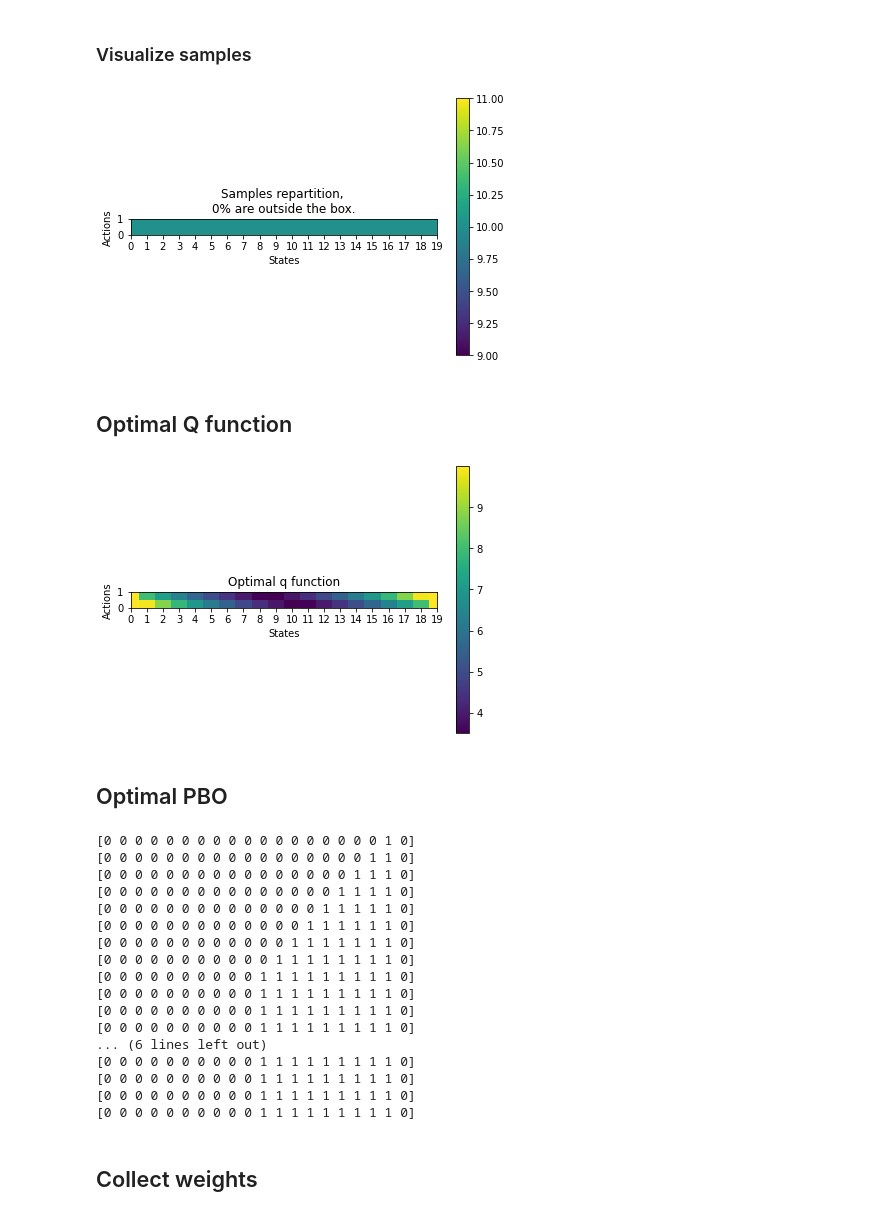
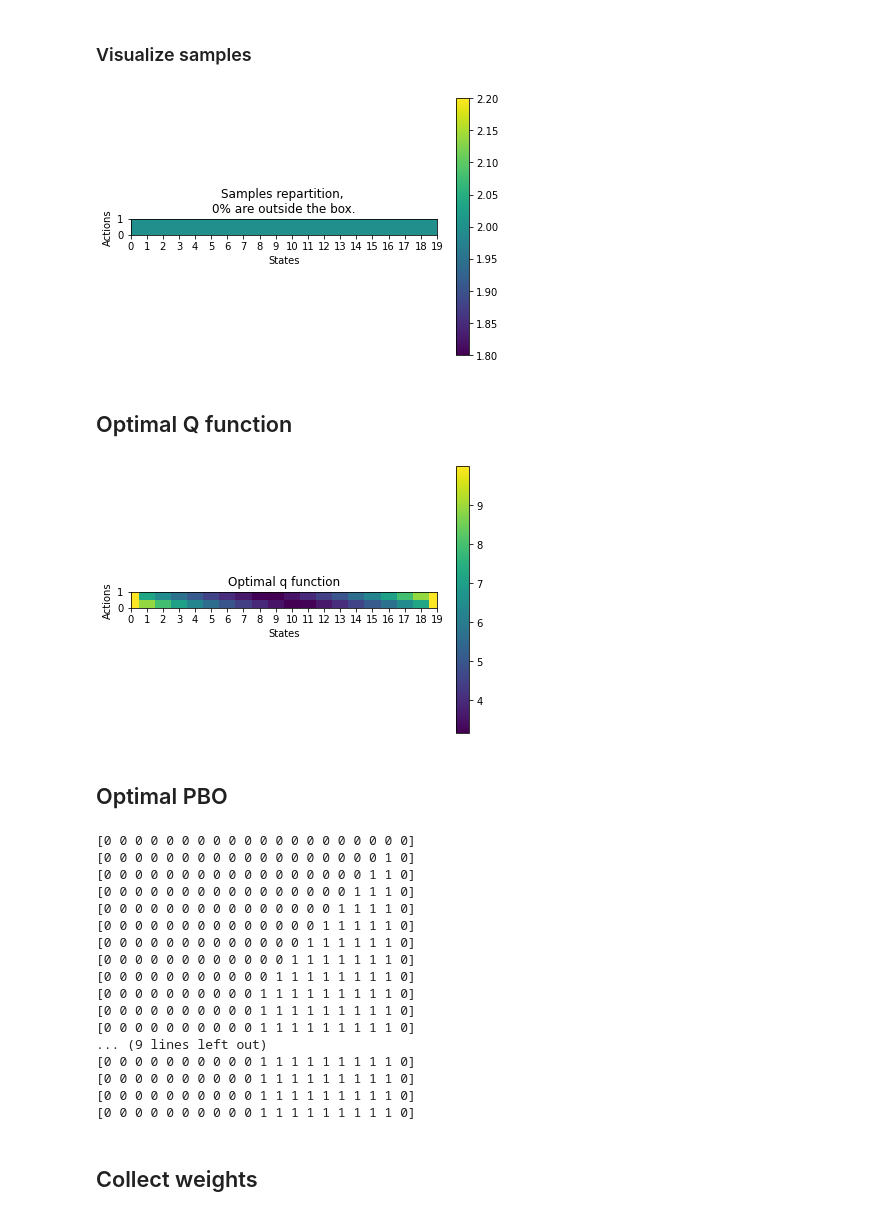
Before and after one commit to theovincent/PBO, a Jupyter notebook: figure_specific/chain_walk/PBO_max_linear.ipynb, the cells around one changed output. Saved outputs shown, nothing was run; the diff lists cells and outputs as text; code cells hidden in the pictures.

```diff
--- a/figure_specific/chain_walk/PBO_max_linear.ipynb
+++ b/figure_specific/chain_walk/PBO_max_linear.ipynb
@@ -8,10 +8,11 @@
 
 
 import jax
+import jax.numpy as jnp
 
 
 # keys
-seed = 1
+seed = 5
 key = jax.random.PRNGKey(seed)
 env_key, key = jax.random.split(key)
 shuffle_key, q_network_key, random_weights_key, pbo_network_key = jax.random.split(key, 4)
@@ -19,29 +20,25 @@ shuffle_key, q_network_key, random_weights_key, pbo_network_key = jax.random.spl
 # Sample collection
 n_states = 20
 n_actions = 2
-n_repetitions = 50
-n_samples = n_states * n_actions * n_repetitions
+n_repetitions_list = jnp.array([2, 5, 20])
+n_samples_list = n_states * n_actions * n_repetitions_list
 sucess_probability = 0.9
 gamma = 0.9
 
 # Weights collection
-n_weights = 500
+n_weights = 100
 
 # Trainings
 max_bellman_iterations = 5
 
 ## PBOs
-training_steps = 200
-fitting_steps = 2
+training_steps = 300
+fitting_steps = 4
 batch_size_samples = n_states
 batch_size_weights = n_weights
-learning_rate = {"first": 0.01, "last": 0.001, "duration": training_steps * fitting_steps * n_samples // batch_size_samples}
-add_infinity_linear = True
+learning_rates = [{"first": 0.01, "last": 0.00001, "duration": training_steps * fitting_steps * n_samples // batch_size_samples} for n_samples in n_samples_list]
 add_infinity_non_linear = False
 
-## Q-learning
-fitting_steps_q = training_steps * fitting_steps
-learning_rate_q = {"first": 0.01, "last": 0.001, "duration": fitting_steps_q * max_bellman_iterations * n_samples // batch_size_samples}
 
 # Visualisation of errors and performances
 max_bellman_iterations_validation = max_bellman_iterations + 20
@@ -69,34 +66,37 @@ import jax.numpy as jnp
 from pbo.sample_collection.replay_buffer import ReplayBuffer
 
 
-replay_buffer = ReplayBuffer()
+replay_buffers = [ReplayBuffer() for _ in range(len(n_repetitions_list))]
 
 for state in states:
     for action in actions:
         # Need to repeat the samples to capture the randomness
-        for _ in range(n_repetitions):
+        for n_current_repetition in range(n_repetitions_list[-1]):
             env.reset(jnp.array([state]))
             next_state, reward, absorbing, _ = env.step(jnp.array([action]))
 
-            replay_buffer.add(jnp.array([state]), jnp.array([action]), reward, next_state, absorbing)
+            for idx_replay_buffer, n_repetitions in enumerate(n_repetitions_list):
+                if n_current_repetition < n_repetitions:
+                    replay_buffers[idx_replay_buffer].add(jnp.array([state]), jnp.array([action]), reward, next_state, absorbing)
 
-replay_buffer.cast_to_jax_array()
+_ = [replay_buffer.cast_to_jax_array() for replay_buffer in replay_buffers]
 # %% [markdown]
 ### Visualize samples
 # %%
 from pbo.sample_collection.count_samples import count_samples
 from pbo.utils.two_dimesions_mesh import TwoDimesionsMesh
 
+idx_replay_buffer_to_view = 0
 
-samples_count, n_outside_boxes, _ = count_samples(replay_buffer.states, replay_buffer.actions, states_boxes, actions_boxes, replay_buffer.rewards)
+samples_count, n_outside_boxes, _ = count_samples(replay_buffers[idx_replay_buffer_to_view].states, replay_buffers[idx_replay_buffer_to_view].actions, states_boxes, actions_boxes, replay_buffers[idx_replay_buffer_to_view].rewards)
 samples_visu_mesh = TwoDimesionsMesh(states, actions, sleeping_time=0)
 
 samples_visu_mesh.set_values(samples_count, zeros_to_nan=True)
 samples_visu_mesh.show(
-    f"Samples repartition, \n{int(100 * n_outside_boxes / n_samples)}% are outside the box."
+    f"Samples repartition, \n{int(100 * n_outside_boxes / n_samples_list[idx_replay_buffer_to_view])}% are outside the box."
 )
 # %% [output]
-[figure, old version]
+[figure, new version]
 # %% [markdown]
 ## Optimal Q function
 # %%
@@ -108,7 +108,7 @@ q_visu_mesh = TwoDimesionsMesh(states, actions, 0)
 q_visu_mesh.set_values(optimal_q)
 q_visu_mesh.show("Optimal q function")
 # %% [output]
-[figure, old version]
+[figure, new version]
 # %% [markdown]
 ## Optimal PBO
 # %%
@@ -119,7 +119,6 @@ from pbo.networks.learnable_q import TableQ
 from pbo.networks.learnable_pbo import TabularPBO
 
 
-data_loader_samples = SampleDataLoader(replay_buffer, batch_size_samples, shuffle_key)
 q = TableQ(
     1,
     n_states,
@@ -129,16 +128,15 @@ q = TableQ(
     q_network_key,
     None,
     random_weights_key,
-    learning_rate,
+    None,
     zero_initializer=True,
 )
 validation_initial_weight = q.to_weights(q.params)
 
-data_loader_samples = SampleDataLoader(replay_buffer, batch_size_samples, shuffle_key)
 
-pbo_optimal = TabularPBO(q, max_bellman_iterations, False, pbo_network_key, learning_rate, n_actions)
+pbo_optimal = TabularPBO(q, max_bellman_iterations, False, pbo_network_key, learning_rates[0], n_actions)
 pbo_optimal.params["TabularPBONet/linear"]["w"] = gamma * env.transition_proba.T
-pbo_optimal.params["TabularPBONet/linear"]["b"] = env.PR.T
+pbo_optimal.params["TabularPBONet/linear"]["b"] = env.R.T
 
 training_losses_optimal = np.zeros(max_bellman_iterations_validation)
 validation_losses_optimal = np.zeros(max_bellman_iterations_validation)
@@ -157,6 +155,7 @@ for bellman_iteration in range(max_bellman_iterations_validation):
     value_functions_optimal[bellman_iteration] = env.value_function(policy_q)
     print(policy_q)
 # %% [output]
+[0 0 0 0 0 0 0 0 0 0 0 0 0 0 0 0 0 0 0 0]
 [0 0 0 0 0 0 0 0 0 0 0 0 0 0 0 0 0 0 1 0]
 [0 0 0 0 0 0 0 0 0 0 0 0 0 0 0 0 0 1 1 0]
 [0 0 0 0 0 0 0 0 0 0 0 0 0 0 0 0 1 1 1 0]
@@ -168,8 +167,7 @@ for bellman_iteration in range(max_bellman_iterations_validation):
 [0 0 0 0 0 0 0 0 0 0 1 1 1 1 1 1 1 1 1 0]
 [0 0 0 0 0 0 0 0 0 0 1 1 1 1 1 1 1 1 1 0]
 [0 0 0 0 0 0 0 0 0 0 1 1 1 1 1 1 1 1 1 0]
-[0 0 0 0 0 0 0 0 0 0 1 1 1 1 1 1 1 1 1 0]
-... (6 lines left out)
+... (9 lines left out)
 [0 0 0 0 0 0 0 0 0 0 1 1 1 1 1 1 1 1 1 0]
 [0 0 0 0 0 0 0 0 0 0 1 1 1 1 1 1 1 1 1 0]
 [0 0 0 0 0 0 0 0 0 0 1 1 1 1 1 1 1 1 1 0]
```
Also changed, not shown: parts of 9 cells of this notebook, 3 other files.
